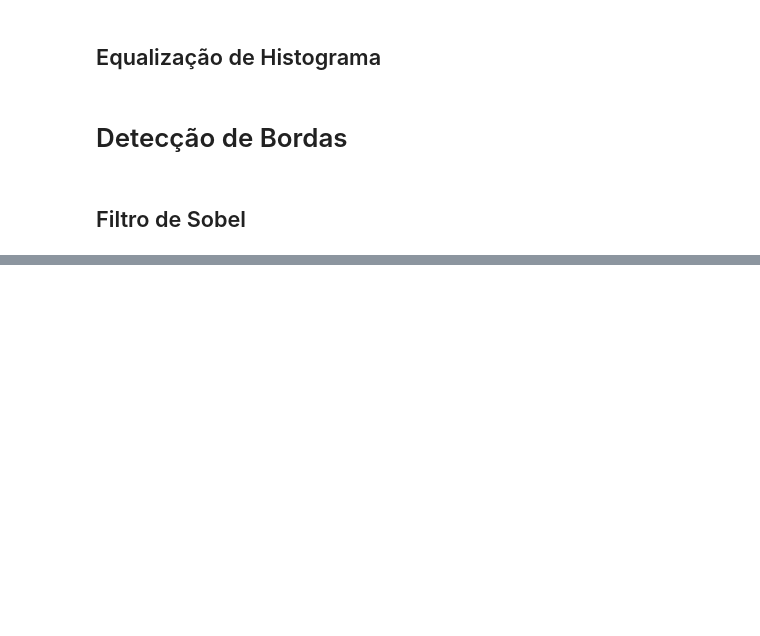
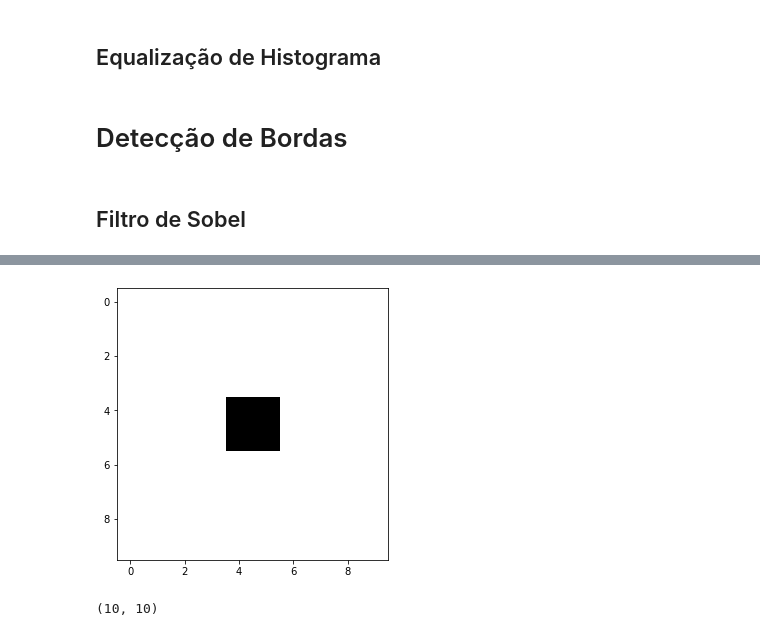
Before and after one commit to gustavo-mota/image_processing_projs, a Jupyter notebook: projeto/jupyter/PDI.ipynb, the cells around one changed output, grey strips where cells are left out. Cells and saved outputs as stored; diff of their text form; code cells hidden in the pictures; blank space fills up the shorter version.

```diff
--- a/projeto/jupyter/PDI.ipynb
+++ b/projeto/jupyter/PDI.ipynb
@@ -4,10 +12,14 @@ import numpy as np
 # %%
 def read_image(path, mod=0):
-    im = cv2.imread(path, mod)
-    return im
+    BGR_im = cv2.imread(path, mod)
+    RGB_img = cv2.cvtColor(BGR_im, cv2.COLOR_BGR2RGB)
+    # corrigir esses nomes de variáveis
+    if mod == 1:
+        RGB_img = cv2.cvtColor(RGB_img, cv2.COLOR_BGR2GRAY)
+    return RGB_img
 
 def show_image(im, wk=0, name='image'):
-    cv2.imshow(name, im)
+    cv2.imshow(name, im, gray)
     cv2.waitKey(wk)
     cv2.destroyAllWindows()
 # %%
@@ -364,0 +454,9 @@ def flt_sobel(img):
+# %%
+img_qd = read_image('../Imagens/quadrado.png', mod=1)
+mostrar_img(img_qd, color='cinza')
+# %% [output]
+[figure, added]
+# %%
+img_qd.shape
+# %% [output]
+(10, 10)
```
Also changed, not shown: parts of 12 cells of this notebook, 2 other files.
